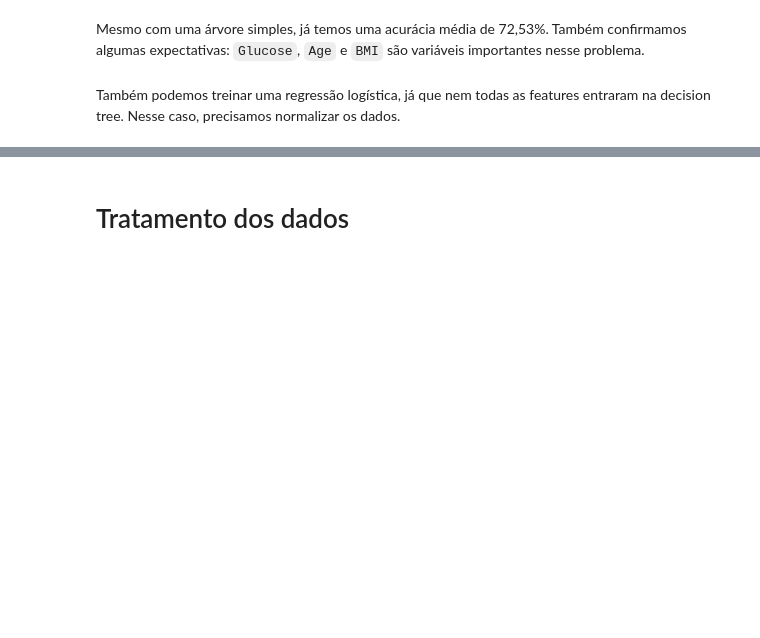
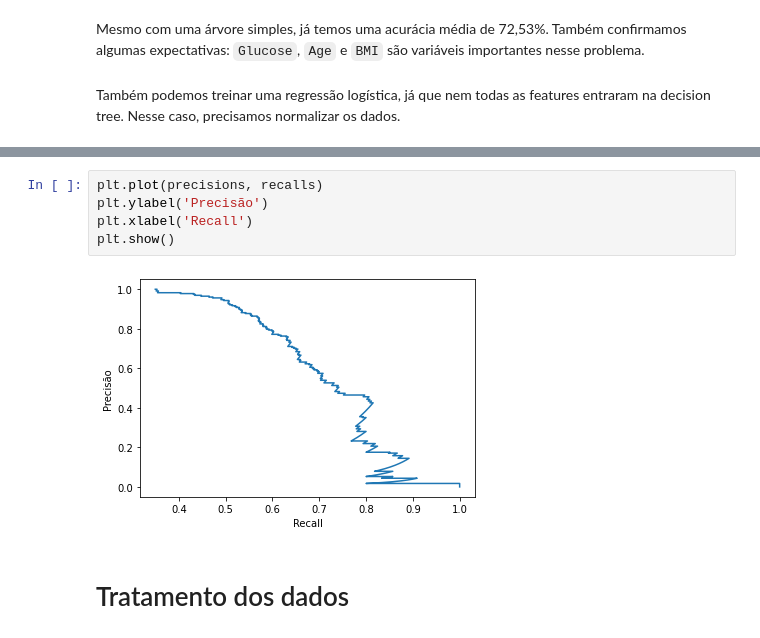
Before and after one commit to franklinzppa/diabetes-classification, a Jupyter notebook: diabetes-clf.ipynb, the cells around one changed output, grey strips where cells are left out. Drawn from its saved outputs; the diff is of its cells as text; blank space fills up the shorter version.

```diff
--- a/diabetes-clf.ipynb
+++ b/diabetes-clf.ipynb
@@ -477,3 +503,10 @@ Significativamente melhor: 77,08% de acúracia.
+# %%
+plt.plot(precisions, recalls)
+plt.ylabel('Precisão')
+plt.xlabel('Recall')
+plt.show()
+# %% [output]
+[figure, added]
 # %% [markdown]
 # Tratamento dos dados
 # %% [markdown]
```
Also changed, not shown: parts of 58 cells of this notebook.
